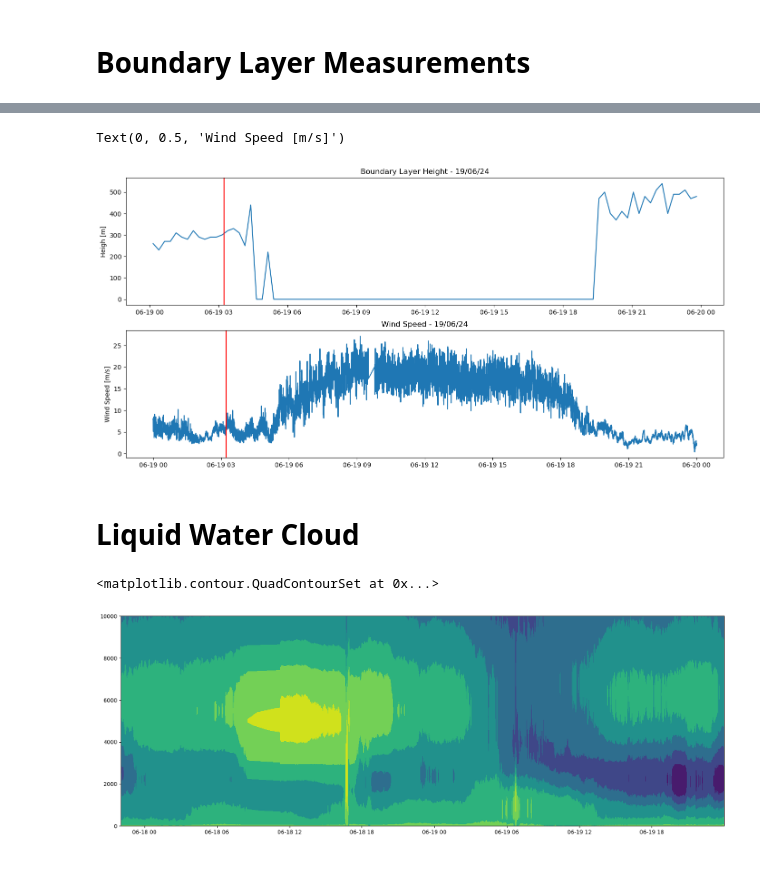
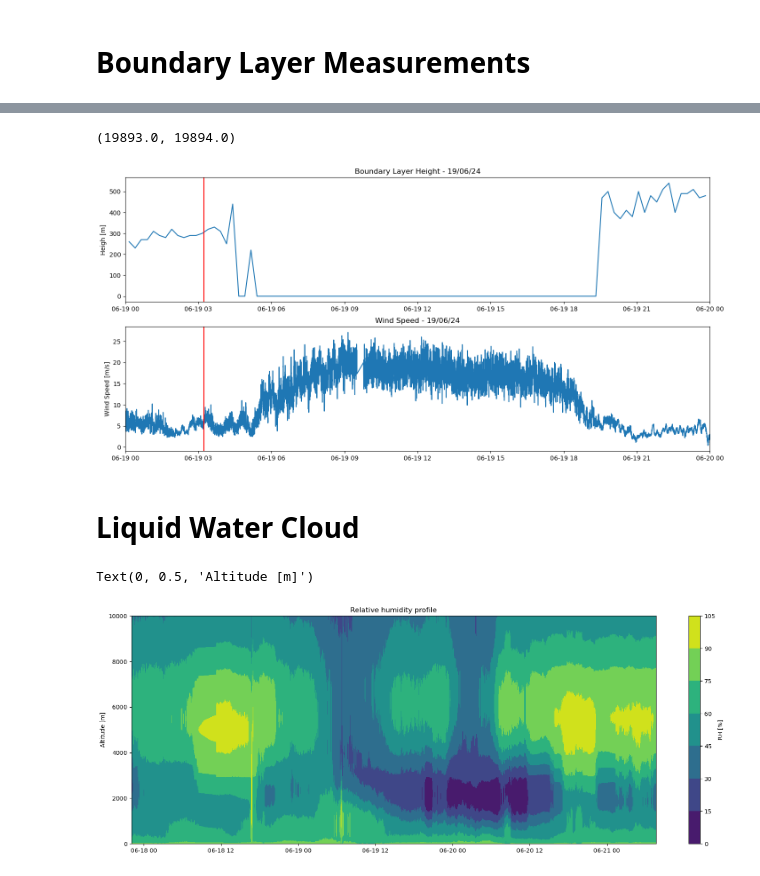
Before and after one commit to nefelita/Fieldwork, a Jupyter notebook: Nef.ipynb, the cells around one changed output, grey strips where cells are left out. Saved outputs shown, nothing was run; the diff lists cells and outputs as text; code cells hidden in the pictures.

```diff
--- a/Nef.ipynb
+++ b/Nef.ipynb
@@ -298,6 +251,8 @@ ax1.plot(BLH_19.time, BLH_19.BLH)
 ax1.set_title('Boundary Layer Height - 19/06/24')
 ax1.axvline(pd.Timestamp('2024-06-19T03:14:00'), color='red')
 ax1.set_ylabel('Heigh [m]')
+ax1.set_xlim(pd.Timestamp("2024-06-19"), pd.Timestamp("2024-06-20"))
+
 
 MET_19= MET.sel(time = indexer_19)
 
@@ -305,14 +260,19 @@ ax2.plot(MET_19.time, MET_19.Surf_WS)
 ax2.set_title('Wind Speed - 19/06/24')
 ax2.axvline(pd.Timestamp('2024-06-19T03:14:00'), color='red')
 ax2.set_ylabel('Wind Speed [m/s]')
+ax2.set_xlim(pd.Timestamp("2024-06-19"), pd.Timestamp("2024-06-20"))
 # %% [output]
-Text(0, 0.5, 'Wind Speed [m/s]')
+(19893.0, 19894.0)
-[figure, old version]
+[figure, new version]
 # %% [markdown]
 # Liquid Water Cloud
 # %%
 fig,ax = plt.subplots(1,figsize=(20,7))
-ax.contourf(HPC.time, HPC.altitude[1], HPC.RH_prof.T)
+contour = ax.contourf(HPC.time, HPC.altitude[1], HPC.RH_prof.T)
+cbar = fig.colorbar(contour, ax=ax)
+cbar.set_label('RH [%]')
+ax.set_title('Relative humidity profile')
+ax.set_ylabel('Altitude [m]')
 # %% [output]
-<matplotlib.contour.QuadContourSet at 0x...>
+Text(0, 0.5, 'Altitude [m]')
-[figure, old version]
+[figure, new version]
```
Also changed, not shown: parts of 14 cells of this notebook, 5 other files.
